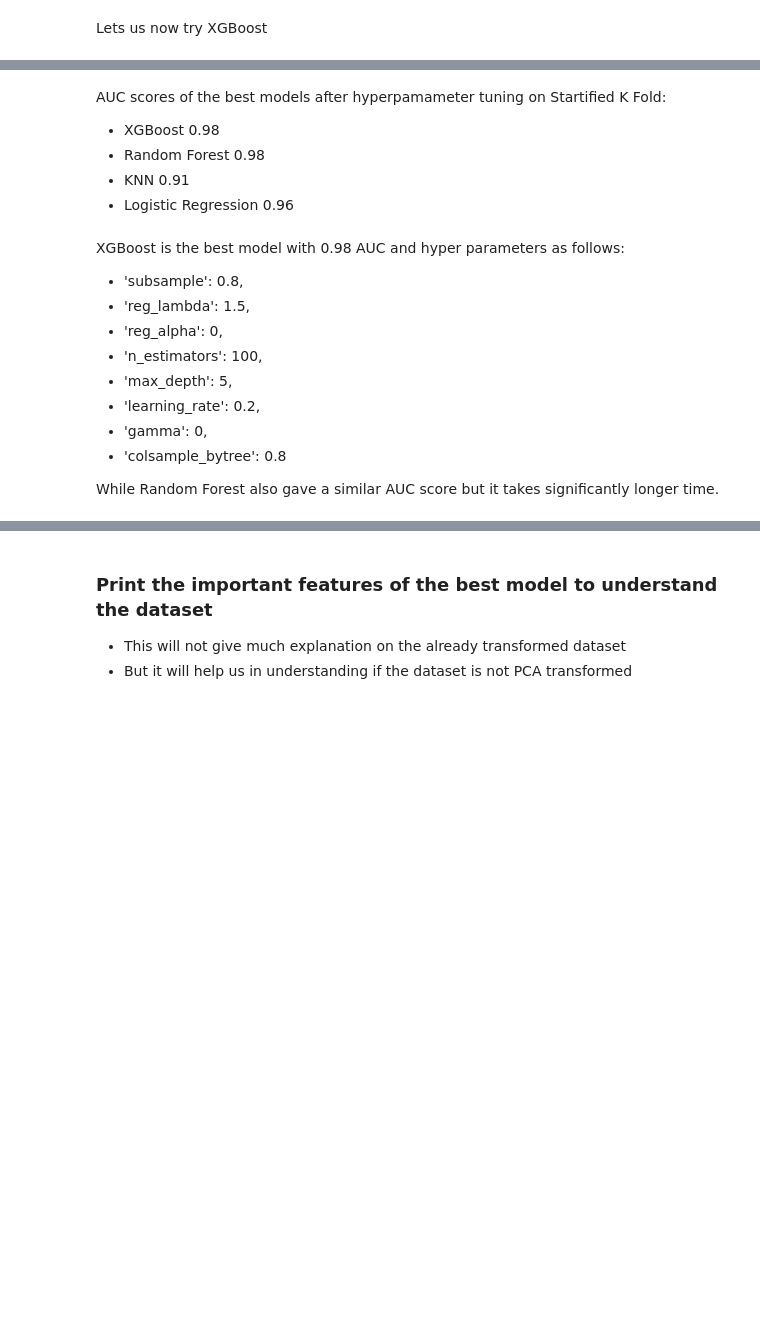
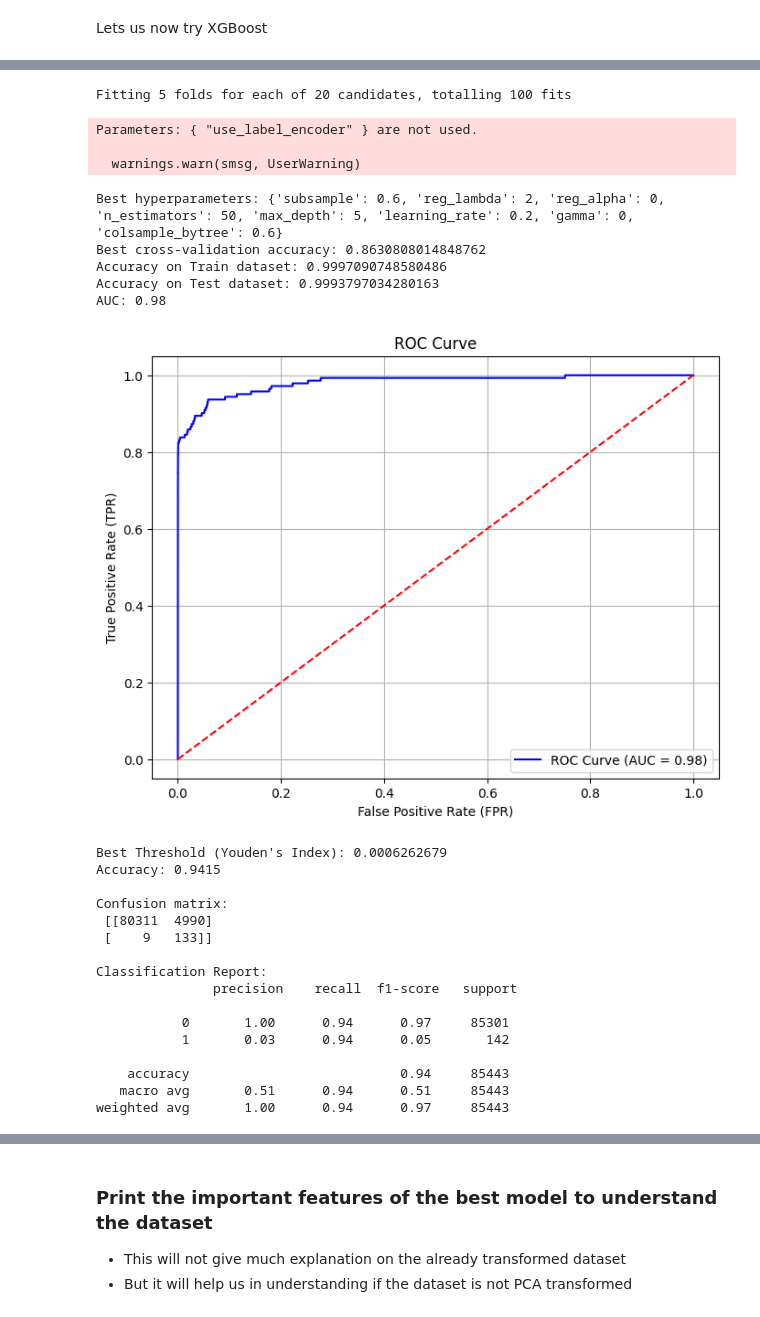
Before and after one commit to anilabh/credit_fraud_detection, a Jupyter notebook: Credit_card_fraud_detection.ipynb, the cells around one changed output, grey strips where cells are left out. Cells and saved outputs as stored; diff of their text form; code cells hidden in the pictures; blank space fills up the shorter version.

```diff
--- a/Credit_card_fraud_detection.ipynb
+++ b/Credit_card_fraud_detection.ipynb
@@ -438,15 +497,15 @@ AUC: 0.96
 KNN on the same Strartified K  Fold
 # %%
 from sklearn.neighbors import KNeighborsClassifier
-# Hyperparameter grid for KNN
-param_grid = {
-    'n_neighbors': [3, 5, 7, 9],  # Number of neighbors
-    'weights': ['uniform', 'distance'],  # Weighting method
-    'p': [1, 2]  # Distance metric: Manhattan (1) or Euclidean (2)
-}
 
-knn = KNeighborsClassifier()
-grid_search = GridSearchCV(knn, param_grid, cv=skf, scoring='accuracy')
-grid_search.fit(transformed_train_df, y_train)
-print(grid_search.best_params_)
-print(grid_search.best_score_)
+def run_knn(x_train, y_train, x_test, y_test):
+    # Hyperparameter grid for KNN
+    param_grid = {
+        'n_neighbors': [3, 5, 7, 9],  # Number of neighbors
+        'weights': ['uniform', 'distance'],  # Weighting method
+        'p': [1, 2]  # Distance metric: Manhattan (1) or Euclidean (2)
+    }
+
+    knn = KNeighborsClassifier()
+
+    run_RandomSearch(knn, param_grid, x_train, y_train, x_test, y_test)
@@ -467,0 +512,3 @@ AUC: 0.91
+# %%
+run_knn(transformed_train_df, y_train, transformed_test_df, y_test)
+# time taken to run the model : 30m
@@ -520,0 +558,4 @@ AUC: 0.98
+# %%
+# Call the rf function
+run_rf(transformed_train_df, y_train, transformed_test_df, y_test)
+# time taken to run the model : 27m
@@ -585,18 +609,32 @@ AUC: 0.98
-# %% [markdown]
-AUC scores of the best models after hyperpamameter tuning on Startified K Fold:
-- XGBoost 0.98
-- Random Forest 0.98
-- KNN 0.91
-- Logistic Regression 0.96
-# %% [markdown]
-XGBoost is the best model with 0.98 AUC and hyper parameters as follows:
-- 'subsample': 0.8,
-- 'reg_lambda': 1.5,
-- 'reg_alpha': 0,
-- 'n_estimators': 100,
-- 'max_depth': 5,
-- 'learning_rate': 0.2,
-- 'gamma': 0,
-- 'colsample_bytree': 0.8
-
-While Random Forest also gave a similar AUC score but it takes significantly longer time.
+# %%
+
+# Call the xgb function
+run_xgb(transformed_train_df, y_train, transformed_test_df, y_test)
+# time taken to run the model : 1min 30s
+# %% [output]
+Fitting 5 folds for each of 20 candidates, totalling 100 fits
+Parameters: { "use_label_encoder" } are not used.
+
+  warnings.warn(smsg, UserWarning)
+Best hyperparameters: {'subsample': 0.6, 'reg_lambda': 2, 'reg_alpha': 0, 'n_estimators': 50, 'max_depth': 5, 'learning_rate': 0.2, 'gamma': 0, 'colsample_bytree': 0.6}
+Best cross-validation accuracy: 0.8630808014848762
+Accuracy on Train dataset: 0.9997090748580486
+Accuracy on Test dataset: 0.9993797034280163
+AUC: 0.98
+[figure, added]
+Best Threshold (Youden's Index): 0.0006262679
+Accuracy: 0.9415
+
+Confusion matrix:
+ [[80311  4990]
+ [    9   133]]
+
+Classification Report:
+               precision    recall  f1-score   support
+
+           0       1.00      0.94      0.97     85301
+           1       0.03      0.94      0.05       142
+
+    accuracy                           0.94     85443
+   macro avg       0.51      0.94      0.51     85443
+weighted avg       1.00      0.94      0.97     85443
```
Also changed, not shown: parts of 42 cells of this notebook.
